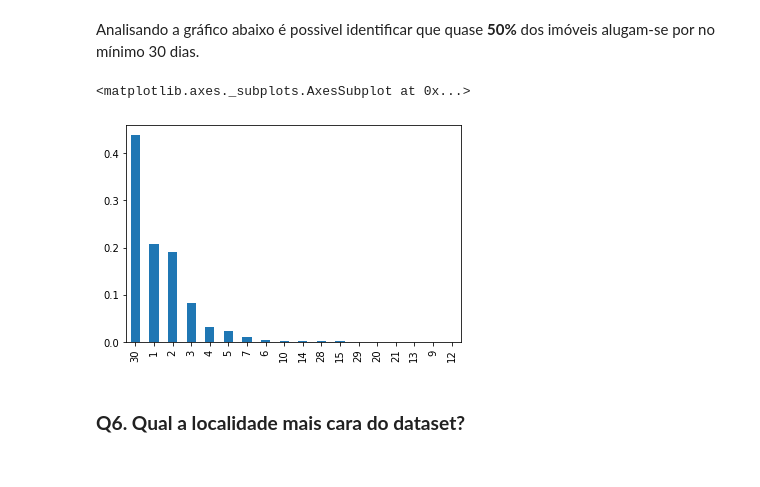
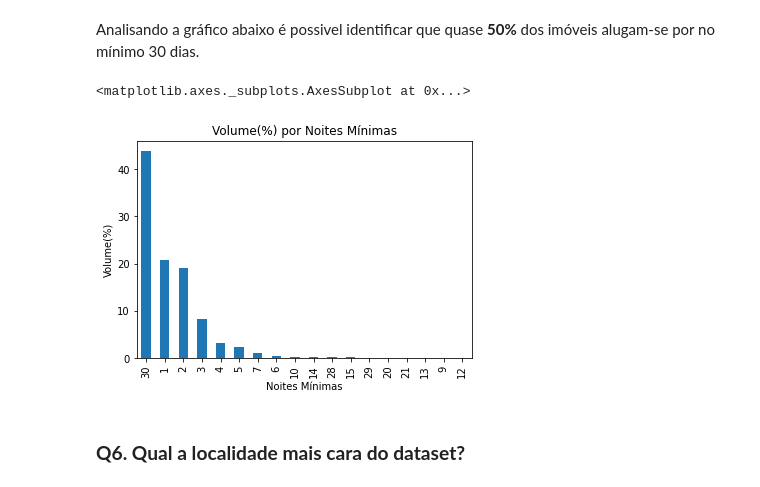
Before and after one commit to Vitor-Santos-Cacula/Projetos-de-Dados, a Jupyter notebook: Análise_dos_Dados_do_Airbnb_São_Francisco,_California,_EUA.ipynb, the cells around one changed output. Cells and saved outputs as stored; diff of their text form; code cells hidden in the pictures.

```diff
--- a/Análise_dos_Dados_do_Airbnb_São_Francisco,_California,_EUA.ipynb
+++ b/Análise_dos_Dados_do_Airbnb_São_Francisco,_California,_EUA.ipynb
@@ -63,7 +63,9 @@ df.head()
 # %% [markdown]
 **Renomeando Colunas**
 # %%
-df.columns = ['id','Nome','id_Anfitriao','Nome_Anfitriao','Grupo_Bairro','Bairro','Latitude','longitude','Tipo_Quarto','Preco','Noites_Minimas','Numero_Reviews','Ultimo_Review','Reviews_Por_Mes','Imoveis_Do_Anfitriao','Disponibilidade_365','Numero_Reviews_12','Licenca']
+# Renomeando colunas
+df.columns = ['id','Nome','id_Anfitriao','Nome_Anfitriao','Grupo_Bairro','Bairro','Latitude','longitude','Tipo_Quarto','Preco','Noites_Minimas',
+              'Numero_Reviews','Ultimo_Review','Reviews_Por_Mes','Imoveis_Do_Anfitriao','Disponibilidade_365','Numero_Reviews_12','Licenca']
 df.head(1)
 # %% [output]
 |  | id | Nome | id_Anfitriao | Nome_Anfitriao | Grupo_Bairro | Bairro | Latitude | longitude | ... |
@@ -301,11 +308,15 @@ Name: Tipo_Quarto, dtype: float64
 # %% [markdown]
 Analisando a gráfico abaixo é possivel identificar que quase **50%** dos imóveis alugam-se por no mínimo 30 dias.
 # %%
-data_plot = df_clean['Noites_Minimas'].value_counts()/df_clean.shape[0]
-data_plot.plot(kind='bar')
+data_plot = df_clean['Noites_Minimas'].value_counts()/df_clean.shape[0]*100
+fig, ax = plt.subplots()
+ax.set_title("Volume(%) por Noites Mínimas")
+ax.set_ylabel("Volume(%)")
+ax.set_xlabel("Noites Mínimas")
+data_plot.plot(kind='bar',ax=ax)
 # %% [output]
 <matplotlib.axes._subplots.AxesSubplot at 0x...>
-[figure, old version]
+[figure, new version]
 # %% [markdown]
 ### **Q6. Qual a localidade mais cara do dataset?**
 # %% [markdown]
```
Also changed, not shown: parts of 19 cells of this notebook.
